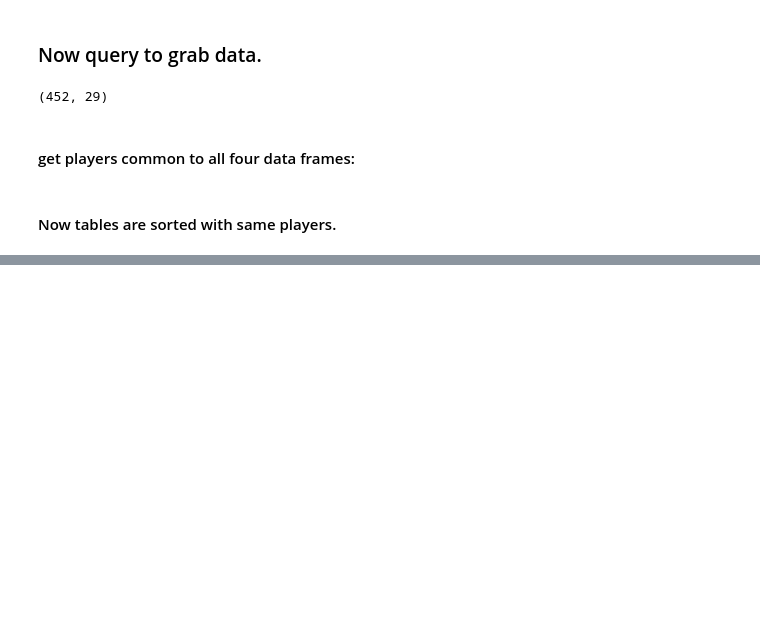
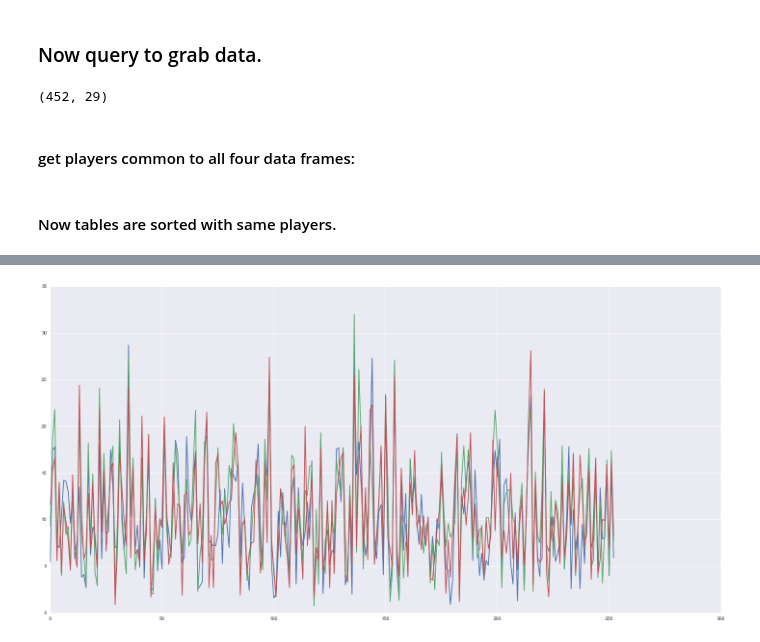
Before and after one commit to michaelandric/aut_vincere, a Jupyter notebook: test_multi_year_v2.ipynb, the cells around one changed output, grey strips where cells are left out. Drawn from its saved outputs; the diff is of its cells as text; code cells hidden in the pictures; blank space fills up the shorter version.

```diff
--- a/test_multi_year_v2.ipynb
+++ b/test_multi_year_v2.ipynb
@@ -113,0 +285,13 @@ df14.sort_values('player')
+# %%
+psg_stack = np.column_stack([df13.psg.values, df14.psg.values, df15.psg.values])
+# pd.stats.moments.ewma(np.column_stack([df13.psg.values, df14.psg.values, df15.psg.values]), com=1)
+#help(pd.stats.moments.ewma)
+# %%
+pd.stats.moments.ewma(psg_stack, com=1)
+#psg_stack
+plt.figure(figsize=(20, 10))
+plt.plot(range(253), psg_stack)
+plt.tight_layout()
+plt.show()
+# %% [output]
+[figure, added]
```
Also changed, not shown: parts of 44 cells of this notebook, 3 other files.
